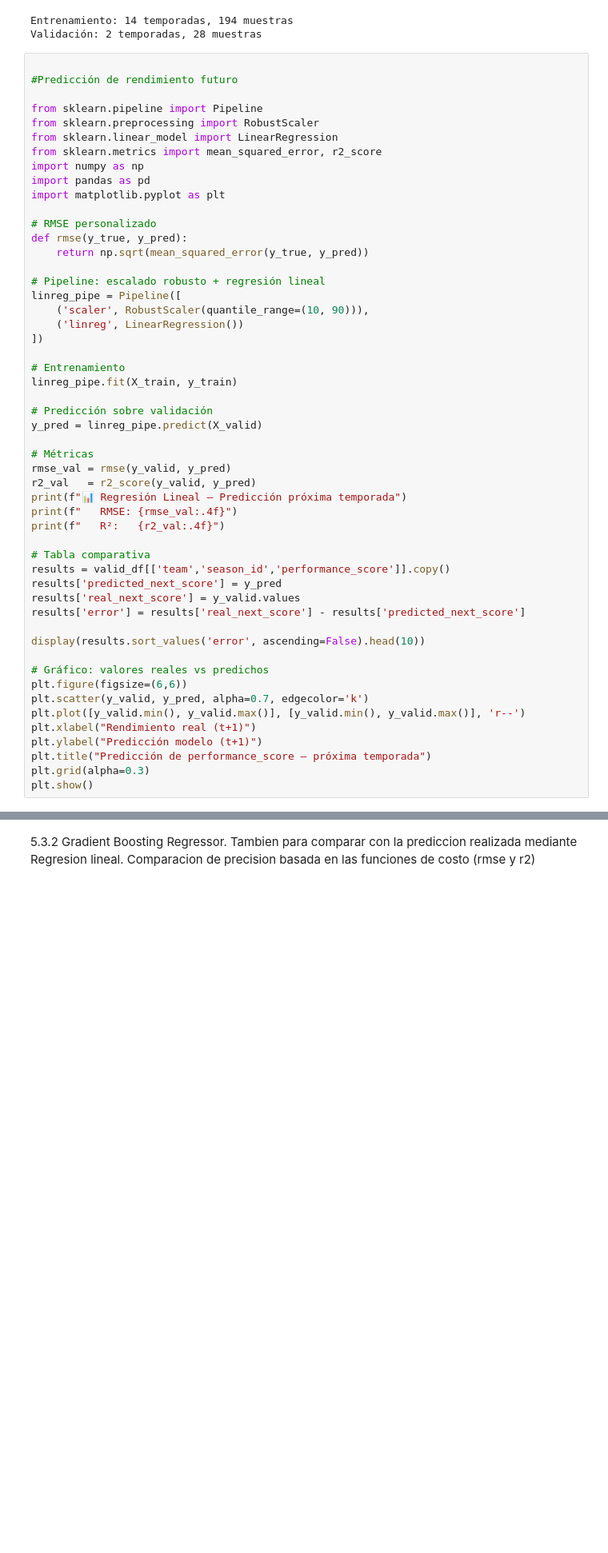
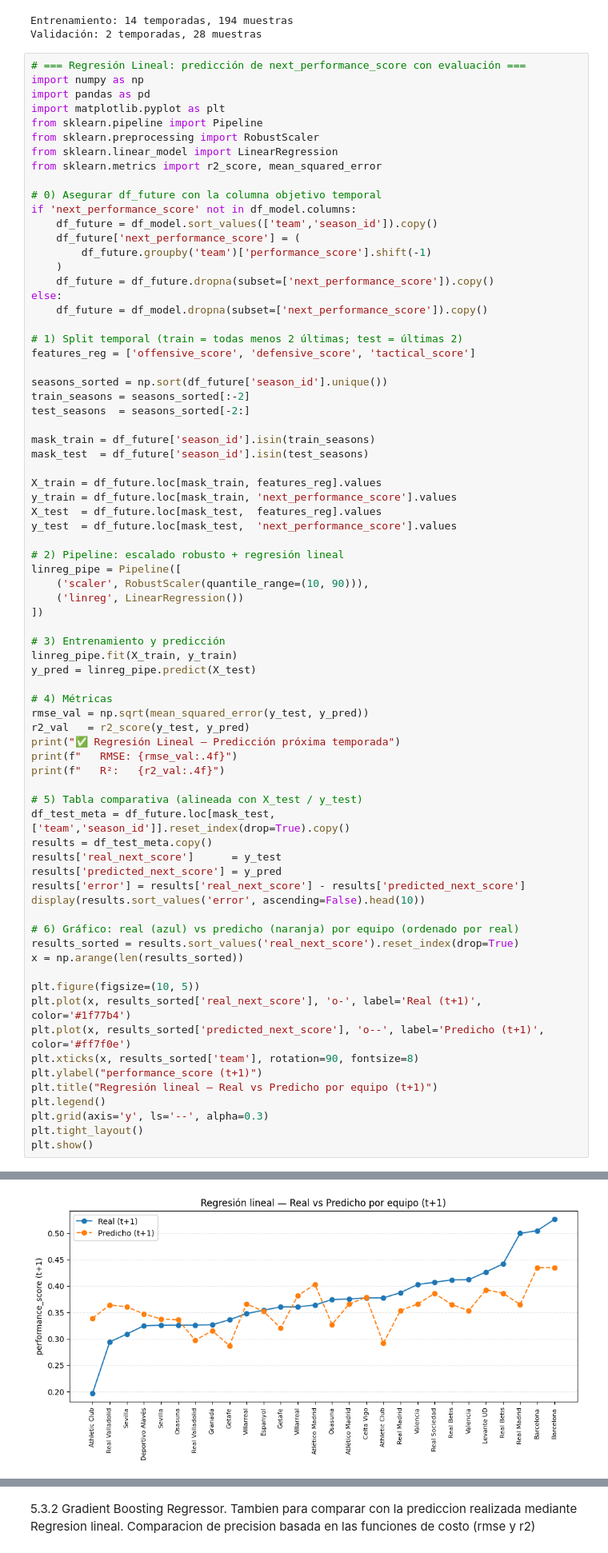
Before and after one commit to VainstubTomas/Aprendizaje_Automatico_Grandes_Datos, a Jupyter notebook: main.ipynb, the cells around one changed output, grey strips where cells are left out. Shown at 80% size. Cells and saved outputs as stored; diff of their text form; blank space fills up the shorter version.

```diff
--- a/main.ipynb
+++ b/main.ipynb
@@ -1514,55 +1506,77 @@ print(f"Validación: {valid_df['season_id'].nunique()} temporadas, {X_valid.shap
 Entrenamiento: 14 temporadas, 194 muestras
 Validación: 2 temporadas, 28 muestras
 # %%
-
-#Predicción de rendimiento futuro
-
+# === Regresión Lineal: predicción de next_performance_score con evaluación ===
+import numpy as np
+import pandas as pd
+import matplotlib.pyplot as plt
 from sklearn.pipeline import Pipeline
 from sklearn.preprocessing import RobustScaler
 from sklearn.linear_model import LinearRegression
-from sklearn.metrics import mean_squared_error, r2_score
-import numpy as np
-import pandas as pd
-import matplotlib.pyplot as plt
+from sklearn.metrics import r2_score, mean_squared_error
 
-# RMSE personalizado
-def rmse(y_true, y_pred):
-    return np.sqrt(mean_squared_error(y_true, y_pred))
+# 0) Asegurar df_future con la columna objetivo temporal
+if 'next_performance_score' not in df_model.columns:
+    df_future = df_model.sort_values(['team','season_id']).copy()
+    df_future['next_performance_score'] = (
+        df_future.groupby('team')['performance_score'].shift(-1)
+    )
+    df_future = df_future.dropna(subset=['next_performance_score']).copy()
+else:
+    df_future = df_model.dropna(subset=['next_performance_score']).copy()
 
-# Pipeline: escalado robusto + regresión lineal
+# 1) Split temporal (train = todas menos 2 últimas; test = últimas 2)
+features_reg = ['offensive_score', 'defensive_score', 'tactical_score']
+
+seasons_sorted = np.sort(df_future['season_id'].unique())
+train_seasons = seasons_sorted[:-2]
+test_seasons  = seasons_sorted[-2:]
+
+mask_train = df_future['season_id'].isin(train_seasons)
+mask_test  = df_future['season_id'].isin(test_seasons)
+
+X_train = df_future.loc[mask_train, features_reg].values
+y_train = df_future.loc[mask_train, 'next_performance_score'].values
+X_test  = df_future.loc[mask_test,  features_reg].values
+y_test  = df_future.loc[mask_test,  'next_performance_score'].values
+
+# 2) Pipeline: escalado robusto + regresión lineal
 linreg_pipe = Pipeline([
     ('scaler', RobustScaler(quantile_range=(10, 90))),
     ('linreg', LinearRegression())
 ])
 
-# Entrenamiento
+# 3) Entrenamiento y predicción
 linreg_pipe.fit(X_train, y_train)
+y_pred = linreg_pipe.predict(X_test)
 
-# Predicción sobre validación
-y_pred = linreg_pipe.predict(X_valid)
-
-# Métricas
-rmse_val = rmse(y_valid, y_pred)
-r2_val   = r2_score(y_valid, y_pred)
-print(f"📊 Regresión Lineal — Predicción próxima temporada")
+# 4) Métricas
+rmse_val = np.sqrt(mean_squared_error(y_test, y_pred))
+r2_val   = r2_score(y_test, y_pred)
+print("✅ Regresión Lineal — Predicción próxima temporada")
 print(f"   RMSE: {rmse_val:.4f}")
 print(f"   R²:   {r2_val:.4f}")
 
-# Tabla comparativa
-results = valid_df[['team','season_id','performance_score']].copy()
+# 5) Tabla comparativa (alineada con X_test / y_test)
+df_test_meta = df_future.loc[mask_test, ['team','season_id']].reset_index(drop=True).copy()
+results = df_test_meta.copy()
+results['real_next_score']      = y_test
 results['predicted_next_score'] = y_pred
-results['real_next_score'] = y_valid.values
 results['error'] = results['real_next_score'] - results['predicted_next_score']
-
 display(results.sort_values('error', ascending=False).head(10))
 
-# Gráfico: valores reales vs predichos
-plt.figure(figsize=(6,6))
-plt.scatter(y_valid, y_pred, alpha=0.7, edgecolor='k')
-plt.plot([y_valid.min(), y_valid.max()], [y_valid.min(), y_valid.max()], 'r--')
-plt.xlabel("Rendimiento real (t+1)")
-plt.ylabel("Predicción modelo (t+1)")
-plt.title("Predicción de performance_score — próxima temporada")
-plt.grid(alpha=0.3)
+# 6) Gráfico: real (azul) vs predicho (naranja) por equipo (ordenado por real)
+results_sorted = results.sort_values('real_next_score').reset_index(drop=True)
+x = np.arange(len(results_sorted))
+
+plt.figure(figsize=(10, 5))
+plt.plot(x, results_sorted['real_next_score'], 'o-', label='Real (t+1)', color='#1f77b4')
+plt.plot(x, results_sorted['predicted_next_score'], 'o--', label='Predicho (t+1)', color='#ff7f0e')
+plt.xticks(x, results_sorted['team'], rotation=90, fontsize=8)
+plt.ylabel("performance_score (t+1)")
+plt.title("Regresión lineal — Real vs Predicho por equipo (t+1)")
+plt.legend()
+plt.grid(axis='y', ls='--', alpha=0.3)
+plt.tight_layout()
 plt.show()
 # %% [output]
@@ -1569,0 +1597 @@ ValueError: Found input variables with inconsistent numbers of samples: [194, 25
+[figure, added]
```
Also changed, not shown: parts of 11 cells of this notebook.
